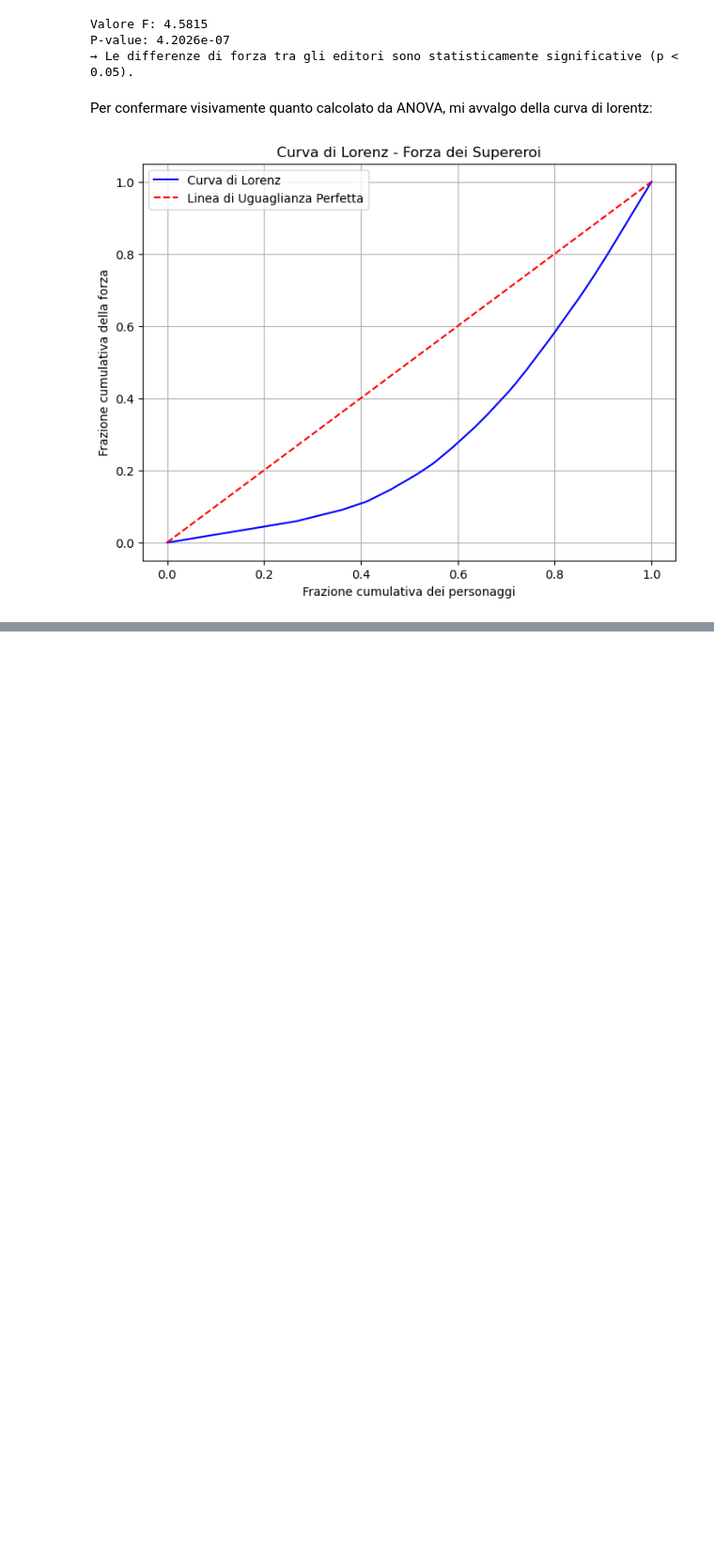
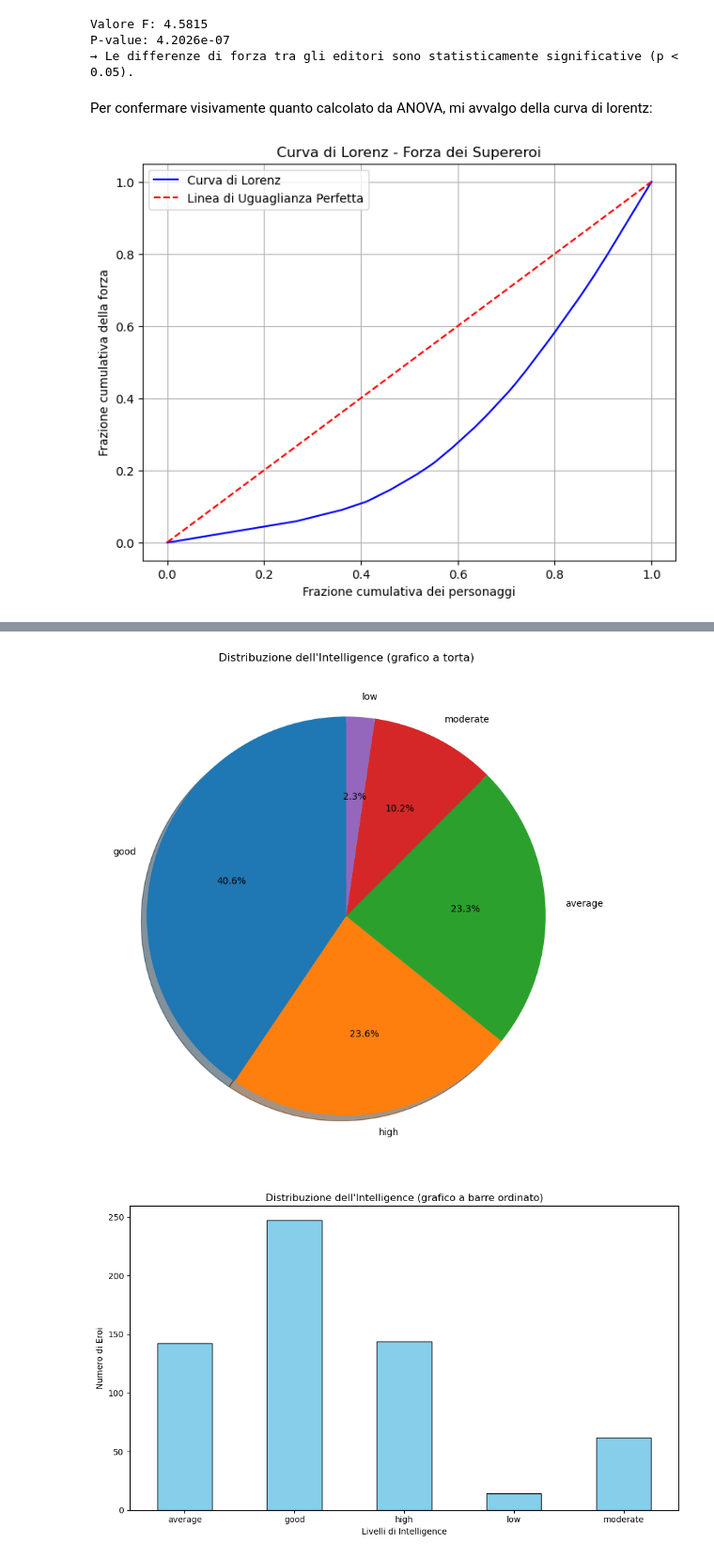
Before and after one commit to Gallja/SAD_Python, a Jupyter notebook: statistica_descrittiva.ipynb, the cells around one changed output, grey strips where cells are left out. Shown at 94% size. Cells and saved outputs as stored; diff of their text form; code cells hidden in the pictures; blank space fills up the shorter version.

```diff
--- a/statistica_descrittiva.ipynb
+++ b/statistica_descrittiva.ipynb
@@ -650,0 +694,34 @@ plt.show()
+# %%
+import pandas as pd
+import matplotlib.pyplot as plt
+
+df = pd.read_csv("0. Dataset/heroes.csv", sep=";")
+
+df_clean = df.dropna(subset=["Intelligence"])
+
+# Conta le frequenze dei livelli di Intelligence
+intelligence_counts = df_clean["Intelligence"].value_counts()
+
+# 1. Grafico a torta per Intelligence
+plt.figure(figsize=(8, 8))
+intelligence_counts.plot.pie(autopct="%1.1f%%", startangle=90, shadow=True)
+plt.title("Distribuzione dell'Intelligence (grafico a torta)")
+plt.ylabel("")  # Rimuove l'etichetta dell'asse y (inutile nel pie chart)
+plt.tight_layout()
+plt.show()
+
+# 2. grafico a barre
+
+intelligence_counts = intelligence_counts.sort_index()
+
+plt.figure(figsize=(10, 6))
+intelligence_counts.plot.bar(color="skyblue", edgecolor="black")
+plt.title("Distribuzione dell'Intelligence (grafico a barre ordinato)")
+plt.xlabel("Livelli di Intelligence")
+plt.ylabel("Numero di Eroi")
+plt.xticks(rotation=0)
+plt.tight_layout()
+plt.show()
+# %% [output]
+[figure, added]
+[figure, added]
```
Also changed, not shown: parts of 17 cells of this notebook.
